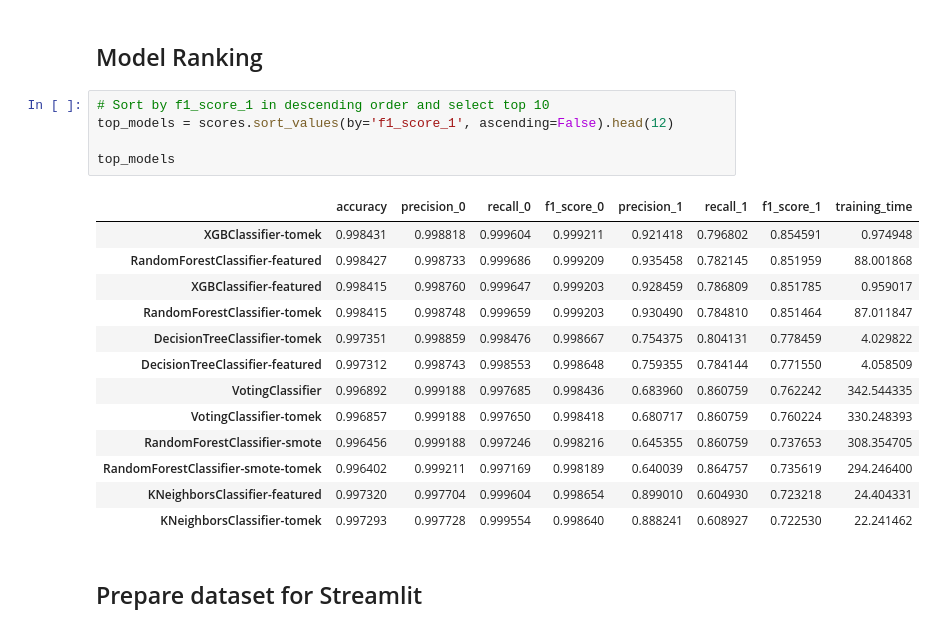
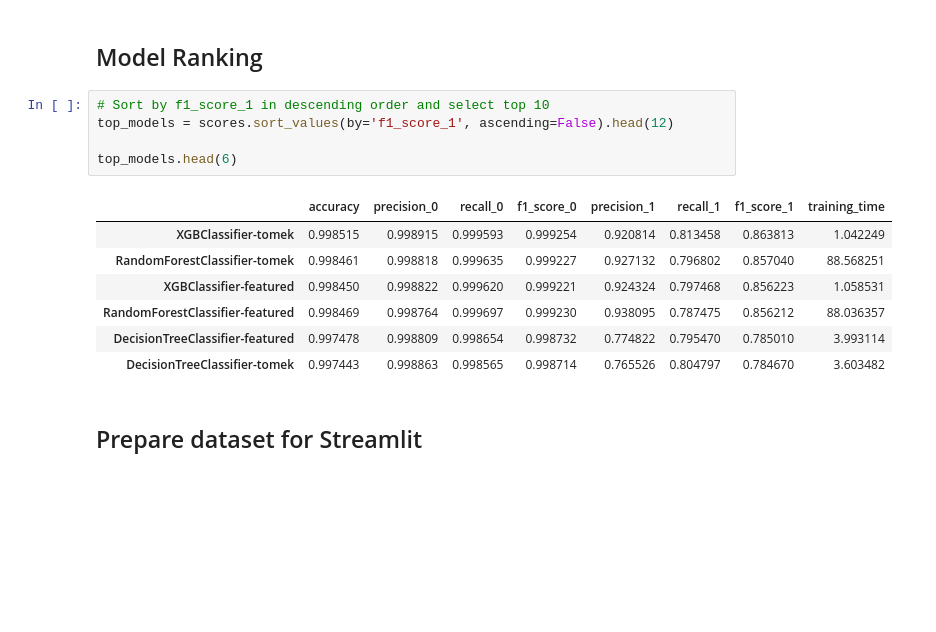
Before and after one commit to itancio/churn3, a Jupyter notebook: notebook/fraud/model_fraud.ipynb, the cells around one changed output. Drawn from its saved outputs; the diff is of its cells as text; blank space fills up the shorter version.

Commit message:
update models

```diff
--- a/notebook/fraud/model_fraud.ipynb
+++ b/notebook/fraud/model_fraud.ipynb
@@ -1869,22 +1901,16 @@ scores
 # %%
 # Sort by f1_score_1 in descending order and select top 10
 top_models = scores.sort_values(by='f1_score_1', ascending=False).head(12)
 
-top_models
+top_models.head(6)
 # %% [output]
 |  | accuracy | precision_0 | recall_0 | f1_score_0 | precision_1 | recall_1 | f1_score_1 | training_time |
-| XGBClassifier-tomek | 0.998431 | 0.998818 | 0.999604 | 0.999211 | 0.921418 | 0.796802 | 0.854591 | 0.974948 |
-| RandomForestClassifier-featured | 0.998427 | 0.998733 | 0.999686 | 0.999209 | 0.935458 | 0.782145 | 0.851959 | 88.001868 |
-| XGBClassifier-featured | 0.998415 | 0.998760 | 0.999647 | 0.999203 | 0.928459 | 0.786809 | 0.851785 | 0.959017 |
-| RandomForestClassifier-tomek | 0.998415 | 0.998748 | 0.999659 | 0.999203 | 0.930490 | 0.784810 | 0.851464 | 87.011847 |
-| DecisionTreeClassifier-tomek | 0.997351 | 0.998859 | 0.998476 | 0.998667 | 0.754375 | 0.804131 | 0.778459 | 4.029822 |
-| DecisionTreeClassifier-featured | 0.997312 | 0.998743 | 0.998553 | 0.998648 | 0.759355 | 0.784144 | 0.771550 | 4.058509 |
-| VotingClassifier | 0.996892 | 0.999188 | 0.997685 | 0.998436 | 0.683960 | 0.860759 | 0.762242 | 342.544335 |
-| VotingClassifier-tomek | 0.996857 | 0.999188 | 0.997650 | 0.998418 | 0.680717 | 0.860759 | 0.760224 | 330.248393 |
-| RandomForestClassifier-smote | 0.996456 | 0.999188 | 0.997246 | 0.998216 | 0.645355 | 0.860759 | 0.737653 | 308.354705 |
-| RandomForestClassifier-smote-tomek | 0.996402 | 0.999211 | 0.997169 | 0.998189 | 0.640039 | 0.864757 | 0.735619 | 294.246400 |
-| KNeighborsClassifier-featured | 0.997320 | 0.997704 | 0.999604 | 0.998654 | 0.899010 | 0.604930 | 0.723218 | 24.404331 |
-| KNeighborsClassifier-tomek | 0.997293 | 0.997728 | 0.999554 | 0.998640 | 0.888241 | 0.608927 | 0.722530 | 22.241462 |
+| XGBClassifier-tomek | 0.998515 | 0.998915 | 0.999593 | 0.999254 | 0.920814 | 0.813458 | 0.863813 | 1.042249 |
+| RandomForestClassifier-tomek | 0.998461 | 0.998818 | 0.999635 | 0.999227 | 0.927132 | 0.796802 | 0.857040 | 88.568251 |
+| XGBClassifier-featured | 0.998450 | 0.998822 | 0.999620 | 0.999221 | 0.924324 | 0.797468 | 0.856223 | 1.058531 |
+| RandomForestClassifier-featured | 0.998469 | 0.998764 | 0.999697 | 0.999230 | 0.938095 | 0.787475 | 0.856212 | 88.036357 |
+| DecisionTreeClassifier-featured | 0.997478 | 0.998809 | 0.998654 | 0.998732 | 0.774822 | 0.795470 | 0.785010 | 3.993114 |
+| DecisionTreeClassifier-tomek | 0.997443 | 0.998863 | 0.998565 | 0.998714 | 0.765526 | 0.804797 | 0.784670 | 3.603482 |
 # %% [markdown]
 ## Prepare dataset for Streamlit
 # %%
```
Also changed, not shown: parts of 30 cells of this notebook, 1 other file.
